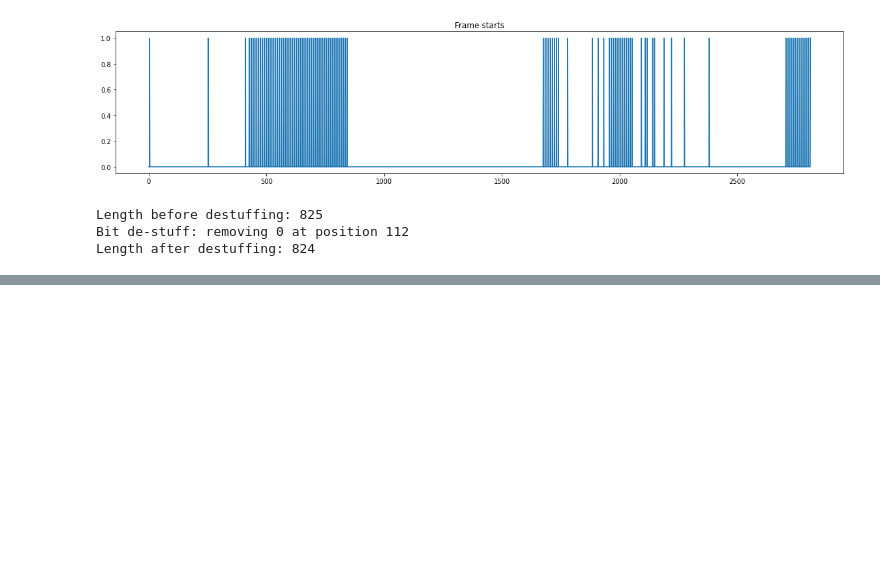
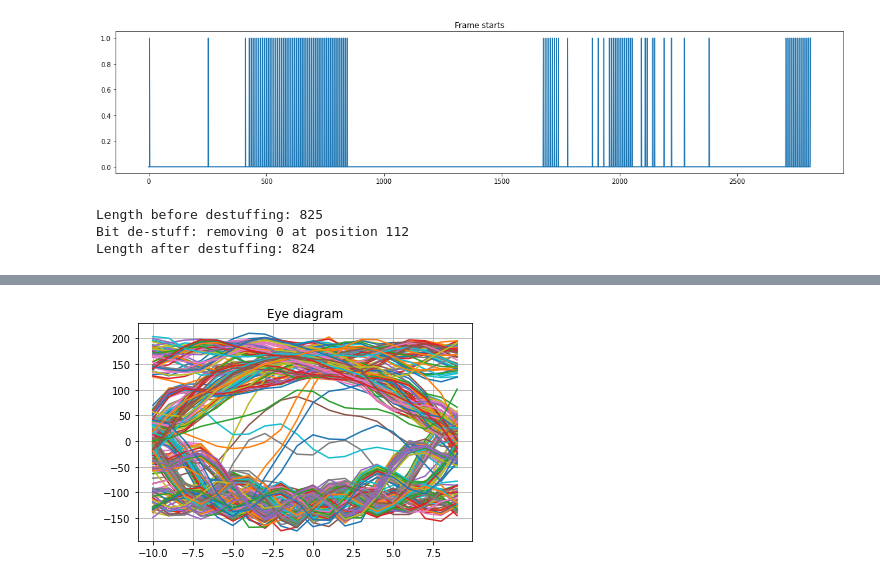
Before and after one commit to thomastoye/aprs-ax25-from-scratch, a Jupyter notebook: notebooks/notebook.ipynb, the cells around one changed output, grey strips where cells are left out. Cells and saved outputs as stored; diff of their text form; code cells hidden in the pictures; blank space fills up the shorter version.

```diff
--- a/notebooks/notebook.ipynb
+++ b/notebooks/notebook.ipynb
@@ -291,0 +471,28 @@ parse_packet(chunk(packet, 8))
+# %%
+def create_eye_diagram(file, fs, start, offset, freq=1200):
+    n_samples = 256
+    width = int(fs/freq)
+    half_width = int(width/2)
+
+    n1 = start + offset
+    n2 = n1 + width * n_samples
+
+    eyed = np.reshape(file[n1-half_width:n2-half_width], (width, n_samples), 'F')
+
+    fig, ax = plt.subplots()
+    ax.plot(range(-half_width, half_width), eyed)
+    ax.set(title='Eye diagram')
+    ax.grid()
+
+create_eye_diagram(convolved, new_sample_rate, int(new_sample_rate*(start_second+1.5)), 9)
+# create_eye_diagram(filtered, new_sample_rate, int(new_sample_rate*(start_second+1.5)), 9)
+
+# fig, ax = plt.subplots()
+# ax.plot(convolved[int(new_sample_rate*(start_second+1.5)):int(new_sample_rate*(start_second+1.5))+1500])
+# ax.set(title='Eye diagram')
+# ax.grid()
+# fig.set_figwidth(20)
+
+# show_spectrogram(resampled_file[int(new_sample_rate*(start_second+1.5)):int(new_sample_rate*end_second)], new_sample_rate)
+# %% [output]
+[figure, added]
```
Also changed, not shown: parts of 11 cells of this notebook, 4 other files.
